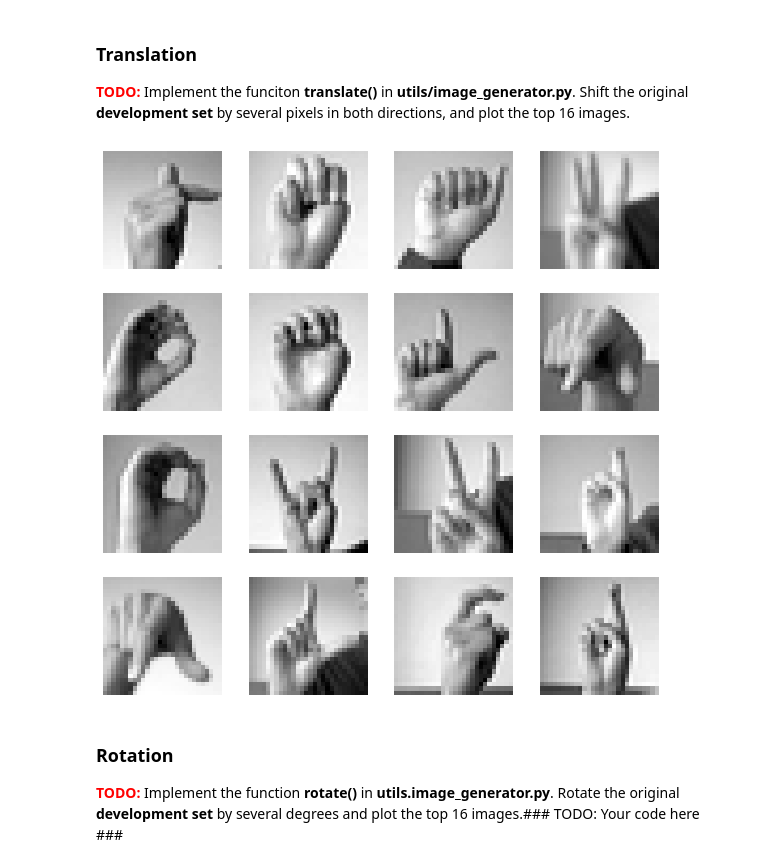
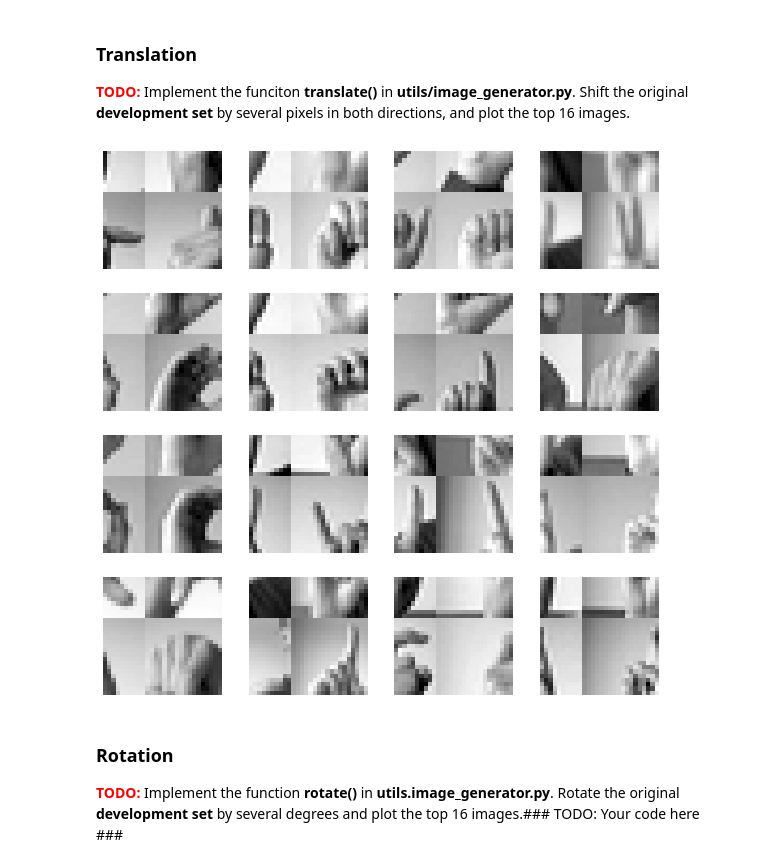
Before and after one commit to xs2445/21fall_courses, a Jupyter notebook: e4040/hw2/task4-augmentation.ipynb, the cells around one changed output. Cells and saved outputs as stored; diff of their text form; code cells hidden in the pictures.

```diff
--- a/e4040/hw2/task4-augmentation.ipynb
+++ b/e4040/hw2/task4-augmentation.ipynb
@@ -156,10 +156,10 @@ Vertical flip:  True Horizontal flip:  False
 <span style="color:red">__TODO:__</span> Implement the funciton **translate()** in **utils/image_generator.py**. Shift the original __development set__ by several pixels in both directions, and plot the top 16 images.
 # %%
 ### TODO: Your code here ###
-translated = gen.translate(28,28)
+translated = gen.translate(10,10)
 gen.show(translated)
 # %% [output]
-[figure, old version]
+[figure, new version]
 # %% [markdown]
 ### Rotation
 
```
Also changed, not shown: parts of 7 cells of this notebook, 1 other file.
